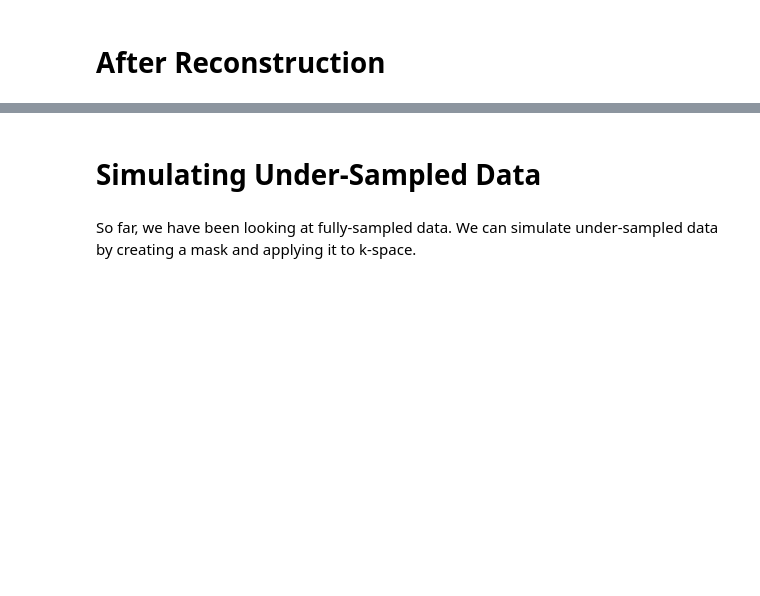
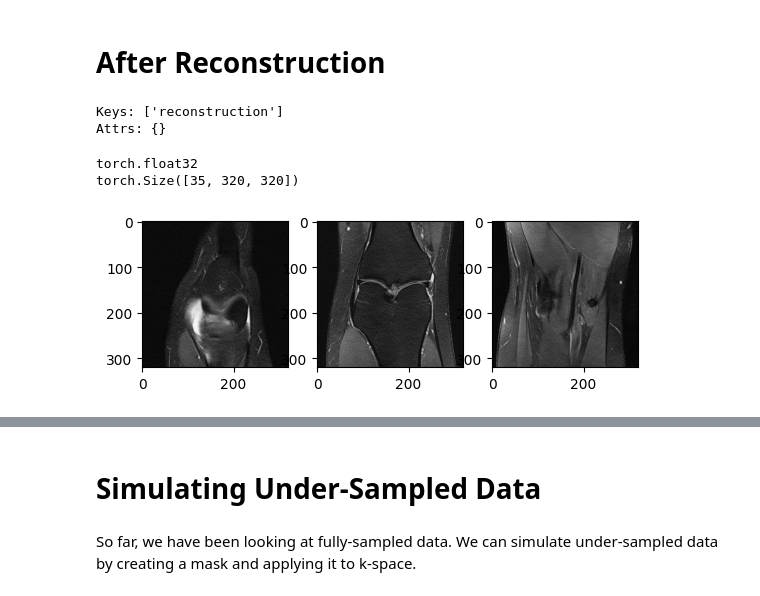
Before and after one commit to LuisRobaina/IMPACT-MRI, a Jupyter notebook: notebooks/fastMRI_tutorial.ipynb, the cells around one changed output, grey strips where cells are left out. Cells and saved outputs as stored; diff of their text form; code cells hidden in the pictures; blank space fills up the shorter version.

Commit message:
Code for reconstruction errors

```diff
--- a/notebooks/fastMRI_tutorial.ipynb
+++ b/notebooks/fastMRI_tutorial.ipynb
@@ -79,12 +90,18 @@ plt.imshow(np.abs(slice_image_rss.numpy()), cmap='gray')
 # %% [markdown]
 # After Reconstruction
 # %%
-reconstructed = 'fastmri_examples/unet/output/reconstructions/file1000304.h5'
+reconstructed = 'fastmri_examples/unet/output_val/reconstructions/file1000000.h5'
 hf_r = h5py.File(reconstructed)
 # %%
 print('Keys:', list(hf_r.keys()))
 print('Attrs:', dict(hf_r.attrs))
+# %% [output]
+Keys: ['reconstruction']
+Attrs: {}
 # %%
-volume_kspace_r = hf_r['reconstruction'][()]
+volume_kspace_r = torch.tensor(hf_r['reconstruction'][()].squeeze(1))
 print(volume_kspace_r.dtype)
 print(volume_kspace_r.shape)
+# %% [output]
+torch.float32
+torch.Size([35, 320, 320])
@@ -95,0 +108,4 @@ plt.imshow(np.log(np.abs(volume_kspace_r[0][0]) + 1e-9), cmap="gray")
+# %%
+show_multiple_slices(volume_kspace_r, [10,20,30], cmap='gray') #show the 10th, 20th, and 30th slices
+# %% [output]
+[figure, added]
```
Also changed, not shown: parts of 31 cells of this notebook.
